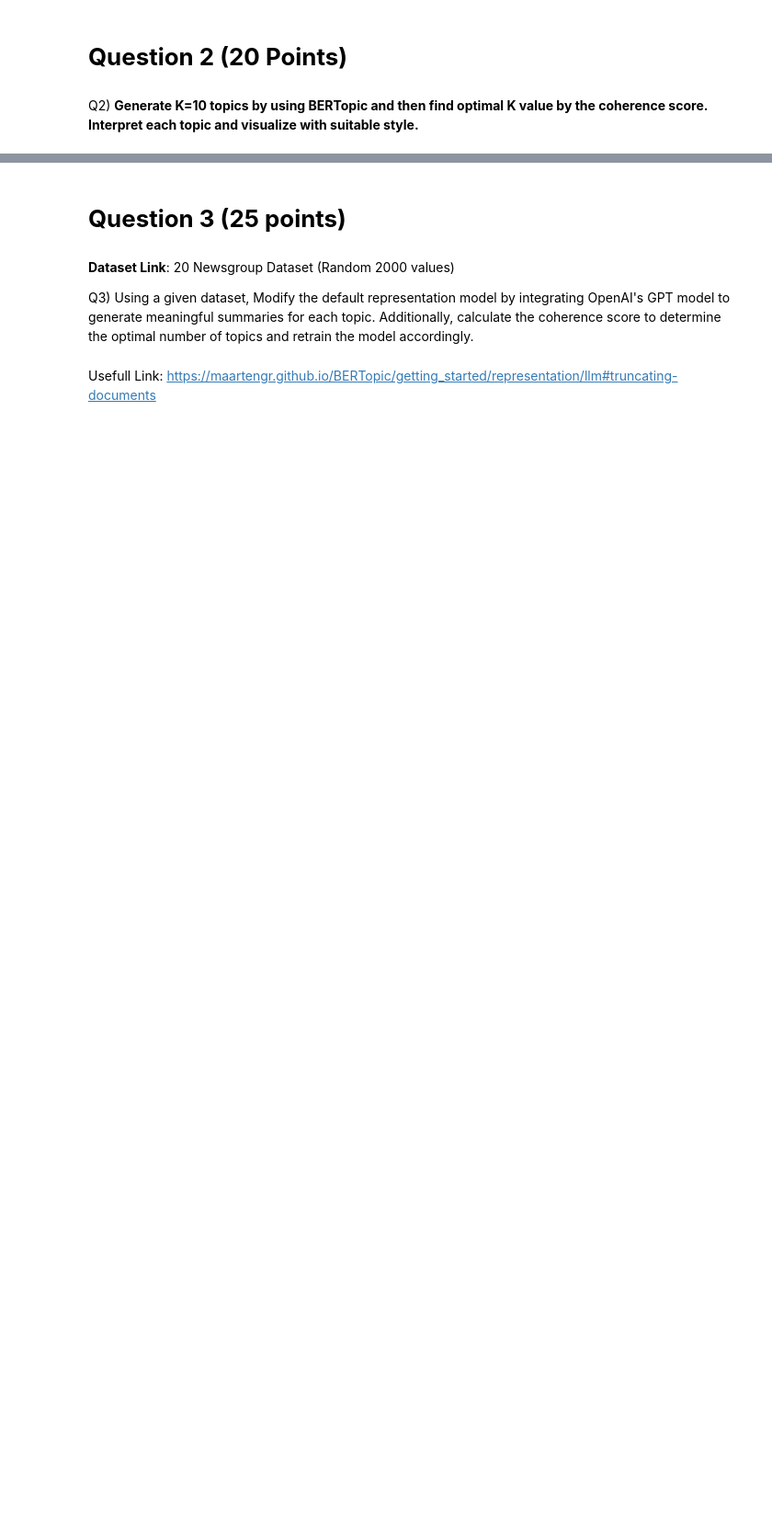
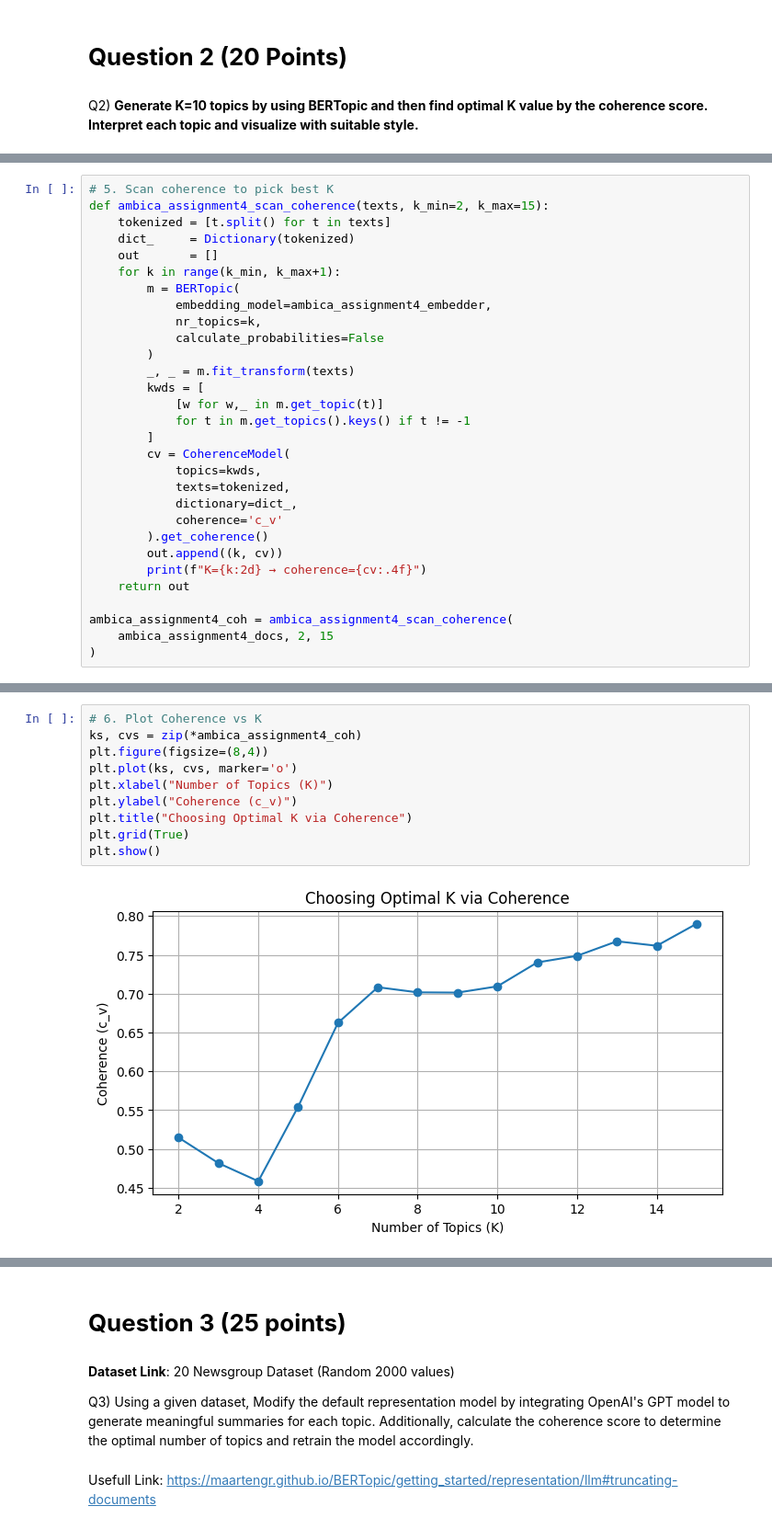
Before and after one commit to SriAmbica11/SriAmbica_INFO5731_Spring2025, a Jupyter notebook: Sangineedi_SriAmbica_Assignment_04.ipynb, the cells around one changed output, grey strips where cells are left out. Shown at 92% size. Saved outputs shown, nothing was run; the diff lists cells and outputs as text; blank space fills up the shorter version.

```diff
--- a/Sangineedi_SriAmbica_Assignment_04.ipynb
+++ b/Sangineedi_SriAmbica_Assignment_04.ipynb
@@ -314,0 +541,30 @@ assignment4_ambica_topics, assignment4_ambica_probs = assignment4_ambica_model.f
+# %%
+# 5. Scan coherence to pick best K
+def ambica_assignment4_scan_coherence(texts, k_min=2, k_max=15):
+    tokenized = [t.split() for t in texts]
+    dict_     = Dictionary(tokenized)
+    out       = []
+    for k in range(k_min, k_max+1):
+        m = BERTopic(
+            embedding_model=ambica_assignment4_embedder,
+            nr_topics=k,
+            calculate_probabilities=False
+        )
+        _, _ = m.fit_transform(texts)
+        kwds = [
+            [w for w,_ in m.get_topic(t)]
+            for t in m.get_topics().keys() if t != -1
+        ]
+        cv = CoherenceModel(
+            topics=kwds,
+            texts=tokenized,
+            dictionary=dict_,
+            coherence='c_v'
+        ).get_coherence()
+        out.append((k, cv))
+        print(f"K={k:2d} → coherence={cv:.4f}")
+    return out
+
+ambica_assignment4_coh = ambica_assignment4_scan_coherence(
+    ambica_assignment4_docs, 2, 15
+)
@@ -314,0 +586,12 @@ assignment4_ambica_topics, assignment4_ambica_probs = assignment4_ambica_model.f
+# %%
+# 6. Plot Coherence vs K
+ks, cvs = zip(*ambica_assignment4_coh)
+plt.figure(figsize=(8,4))
+plt.plot(ks, cvs, marker='o')
+plt.xlabel("Number of Topics (K)")
+plt.ylabel("Coherence (c_v)")
+plt.title("Choosing Optimal K via Coherence")
+plt.grid(True)
+plt.show()
+# %% [output]
+[figure, added]
```
Also changed, not shown: parts of 65 cells of this notebook.
